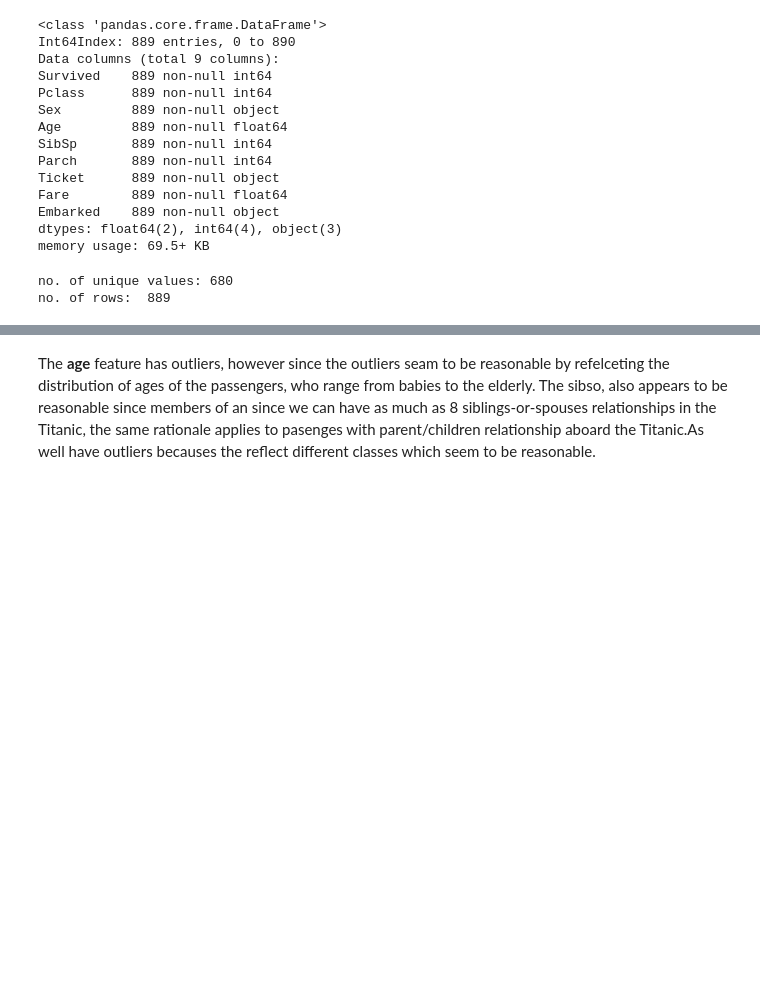
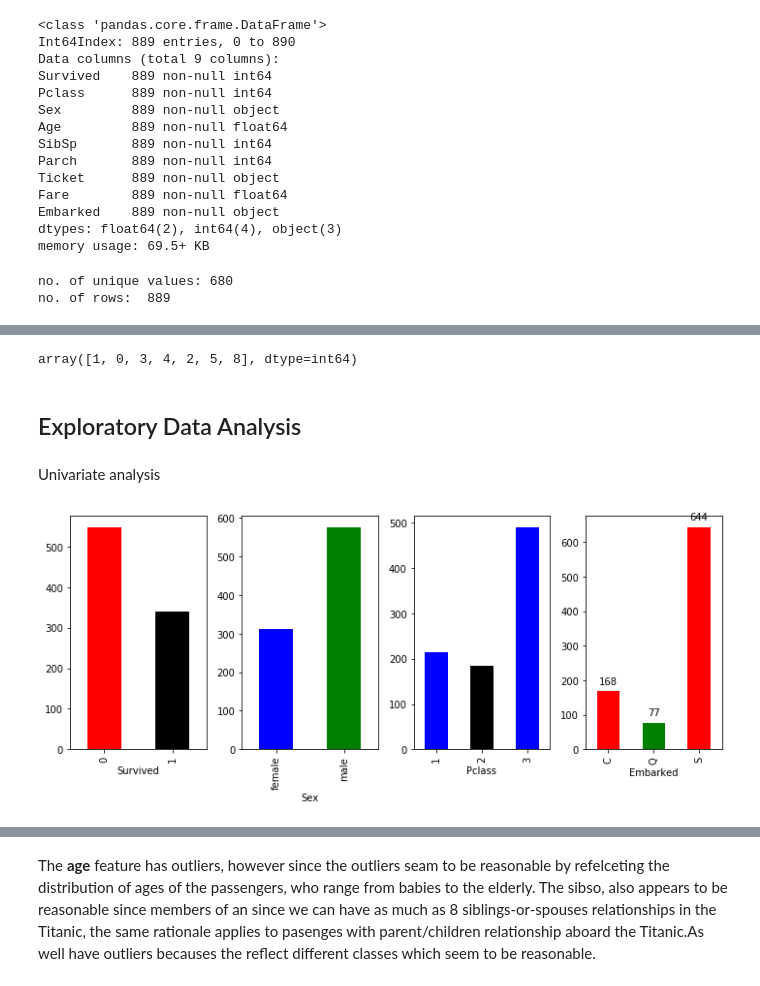
Before and after one commit to gideonkipkorir/Modelling-with-KNN_classifier_And-_Naive_Bayes-classifier, a Jupyter notebook: Moringa_Data_Science_Prep_W9_Independent_Project_2020_02_Gideon_Cheruiyot_DataReport_ipynb.ipynb, the cells around one changed output, grey strips where cells are left out. Cells and saved outputs as stored; diff of their text form; code cells hidden in the pictures; blank space fills up the shorter version.

```diff
--- a/Moringa_Data_Science_Prep_W9_Independent_Project_2020_02_Gideon_Cheruiyot_DataReport_ipynb.ipynb
+++ b/Moringa_Data_Science_Prep_W9_Independent_Project_2020_02_Gideon_Cheruiyot_DataReport_ipynb.ipynb
@@ -110,0 +138,24 @@ no. of rows:  889
+# %%
+df.SibSp.unique()
+# %% [output]
+array([1, 0, 3, 4, 2, 5, 8], dtype=int64)
+# %% [markdown]
+## Exploratory Data Analysis
+# %% [markdown]
+Univariate analysis
+# %%
+plt.figure(figsize=(10,8))
+plt.subplot(2,4,1)
+ax = df.groupby(['Survived'])['Survived'].count().plot(kind = 'bar', color = ('r','k'))
+plt.subplot(2,4,2)
+ax = df.groupby(['Sex'])['Sex'].count().plot(kind = 'bar',color = ('b','g'))
+plt.subplot(2,4,3)
+ax = df.groupby(['Pclass'])['Pclass'].count().plot(kind = 'bar',color = ('b','k'))
+plt.subplot(2,4,4)
+ax = df.groupby(['Embarked'])['Embarked'].count().plot(kind = 'bar',color = ('r','g'))
+for p in ax.patches:
+  ax.annotate(np.round(p.get_height(),decimals=1), (p.get_x()+p.get_width()/2., p.get_height()), ha='center', va='center', xytext=(0, 10), textcoords='offset points')
+plt.tight_layout()
+plt.show()
+# %% [output]
+[figure, added]
```
Also changed, not shown: parts of 27 cells of this notebook.
